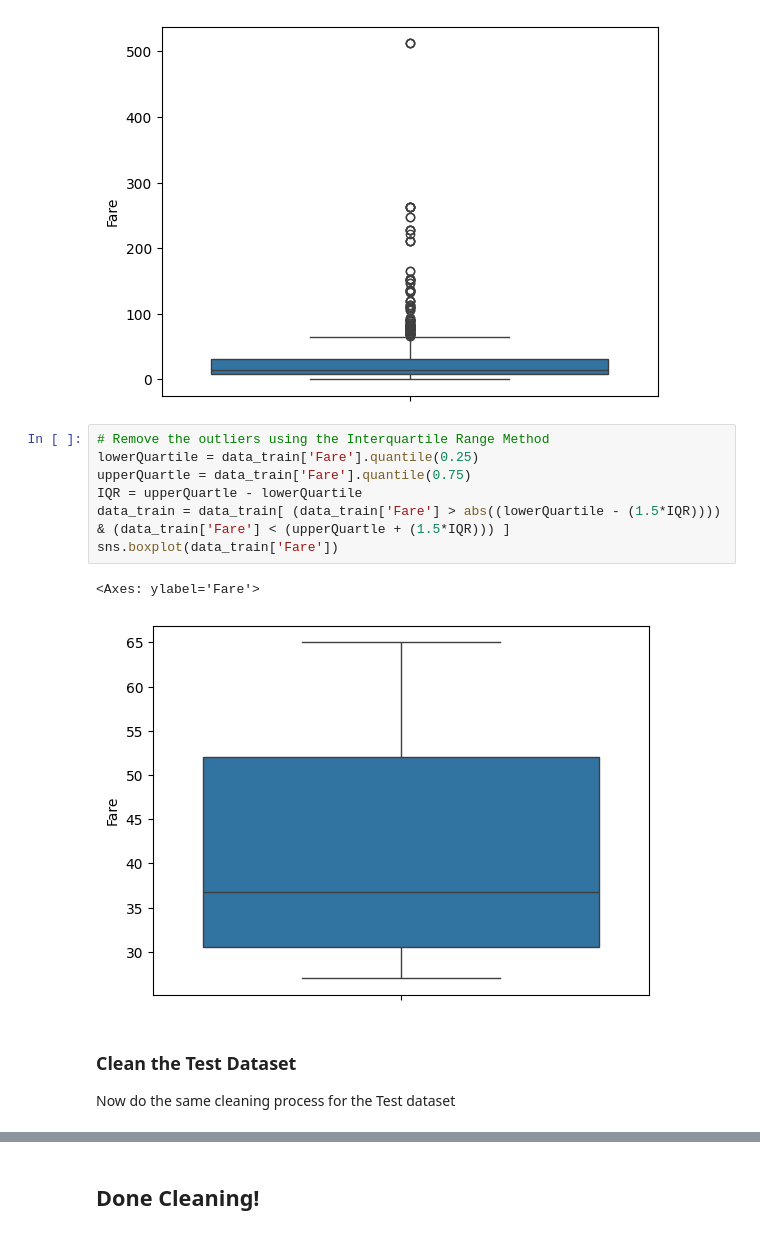
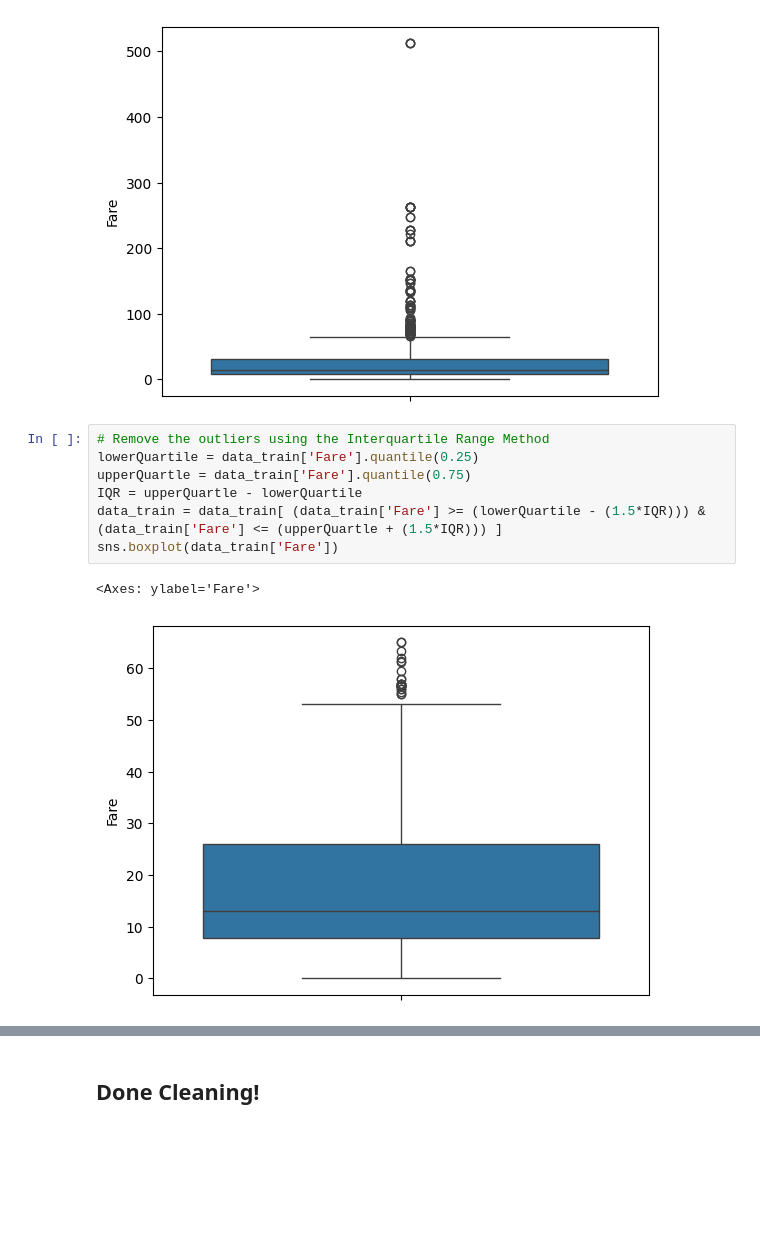
Before and after one commit to MazenIbrahim1/Titanic_Data_Model, a Jupyter notebook: Titanic_Data_Model.ipynb, the cells around one changed output, grey strips where cells are left out. Cells and saved outputs as stored; diff of their text form; blank space fills up the shorter version.

```diff
--- a/Titanic_Data_Model.ipynb
+++ b/Titanic_Data_Model.ipynb
@@ -153,13 +174,10 @@ sns.boxplot(data_train['Fare'])
 # %%
 # Remove the outliers using the Interquartile Range Method
 lowerQuartile = data_train['Fare'].quantile(0.25)
 upperQuartle = data_train['Fare'].quantile(0.75)
 IQR = upperQuartle - lowerQuartile
-data_train = data_train[ (data_train['Fare'] > abs((lowerQuartile - (1.5*IQR)))) & (data_train['Fare'] < (upperQuartle + (1.5*IQR))) ]
+data_train = data_train[ (data_train['Fare'] >= (lowerQuartile - (1.5*IQR))) & (data_train['Fare'] <= (upperQuartle + (1.5*IQR))) ]
 sns.boxplot(data_train['Fare'])
 # %% [output]
 <Axes: ylabel='Fare'>
-[figure, old version]
+[figure, new version]
-# %% [markdown]
-### Clean the Test Dataset
-Now do the same cleaning process for the Test dataset
```
Also changed, not shown: parts of 38 cells of this notebook, 1 other file.
